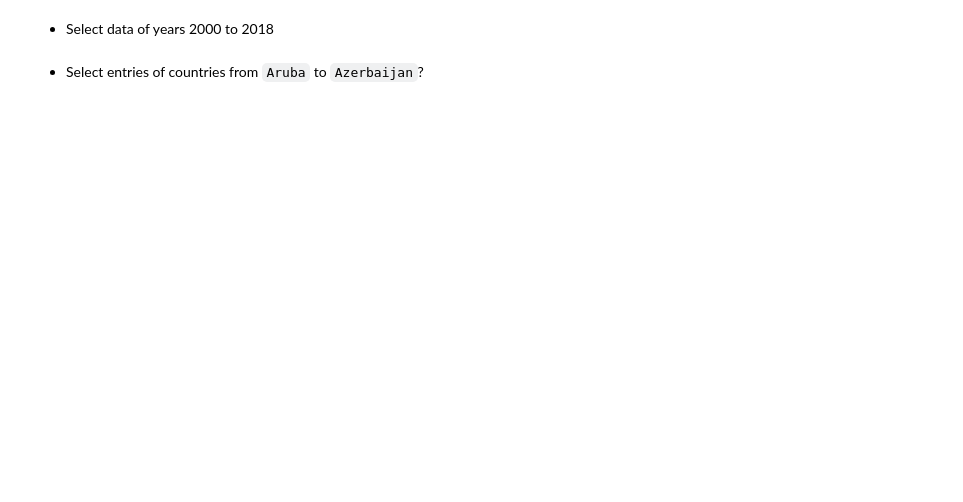
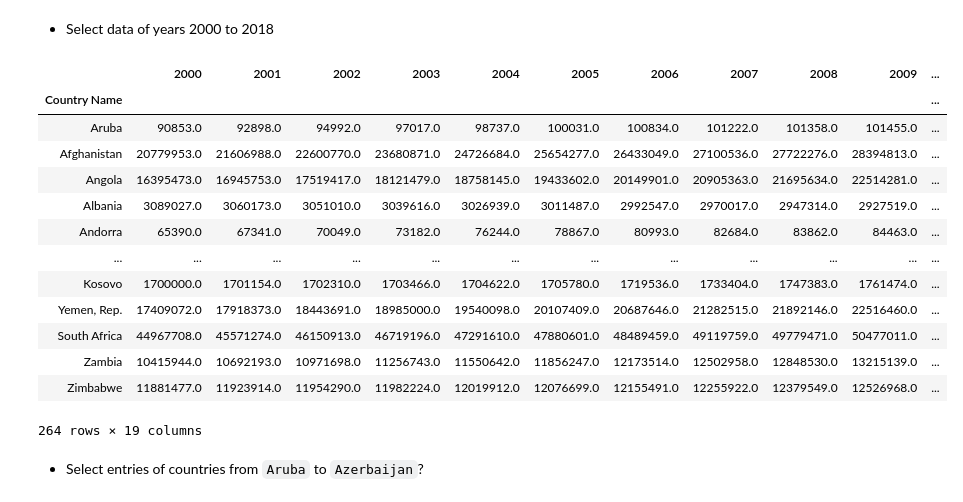
Before and after one commit to hanisaf/mist5730-fall2019, a Jupyter notebook: 14-warmup-sol.ipynb, the cells around one changed output. Drawn from its saved outputs; the diff is of its cells as text; code cells hidden in the pictures; blank space fills up the shorter version.

```diff
--- a/14-warmup-sol.ipynb
+++ b/14-warmup-sol.ipynb
@@ -161,4 +171,21 @@ Name: 2018, dtype: float64
 # %% [markdown]
 - Select data of years 2000 to 2018
+# %%
+data.loc[:,'2000':'2018']
+# %% [output]
+|  | 2000 | 2001 | 2002 | 2003 | 2004 | 2005 | 2006 | 2007 | 2008 | 2009 | ... |
+| Country Name |  |  |  |  |  |  |  |  |  |  | ... |
+| Aruba | 90853.0 | 92898.0 | 94992.0 | 97017.0 | 98737.0 | 100031.0 | 100834.0 | 101222.0 | 101358.0 | 101455.0 | ... |
+| Afghanistan | 20779953.0 | 21606988.0 | 22600770.0 | 23680871.0 | 24726684.0 | 25654277.0 | 26433049.0 | 27100536.0 | 27722276.0 | 28394813.0 | ... |
+| Angola | 16395473.0 | 16945753.0 | 17519417.0 | 18121479.0 | 18758145.0 | 19433602.0 | 20149901.0 | 20905363.0 | 21695634.0 | 22514281.0 | ... |
+| Albania | 3089027.0 | 3060173.0 | 3051010.0 | 3039616.0 | 3026939.0 | 3011487.0 | 2992547.0 | 2970017.0 | 2947314.0 | 2927519.0 | ... |
+| Andorra | 65390.0 | 67341.0 | 70049.0 | 73182.0 | 76244.0 | 78867.0 | 80993.0 | 82684.0 | 83862.0 | 84463.0 | ... |
+| ... | ... | ... | ... | ... | ... | ... | ... | ... | ... | ... | ... |
+| Kosovo | 1700000.0 | 1701154.0 | 1702310.0 | 1703466.0 | 1704622.0 | 1705780.0 | 1719536.0 | 1733404.0 | 1747383.0 | 1761474.0 | ... |
+| Yemen, Rep. | 17409072.0 | 17918373.0 | 18443691.0 | 18985000.0 | 19540098.0 | 20107409.0 | 20687646.0 | 21282515.0 | 21892146.0 | 22516460.0 | ... |
+| South Africa | 44967708.0 | 45571274.0 | 46150913.0 | 46719196.0 | 47291610.0 | 47880601.0 | 48489459.0 | 49119759.0 | 49779471.0 | 50477011.0 | ... |
+| Zambia | 10415944.0 | 10692193.0 | 10971698.0 | 11256743.0 | 11550642.0 | 11856247.0 | 12173514.0 | 12502958.0 | 12848530.0 | 13215139.0 | ... |
+| Zimbabwe | 11881477.0 | 11923914.0 | 11954290.0 | 11982224.0 | 12019912.0 | 12076699.0 | 12155491.0 | 12255922.0 | 12379549.0 | 12526968.0 | ... |
+264 rows × 19 columns
 # %% [markdown]
 - Select entries of countries from `Aruba` to `Azerbaijan`?
```
Also changed, not shown: parts of 9 cells of this notebook, 1 other file.
